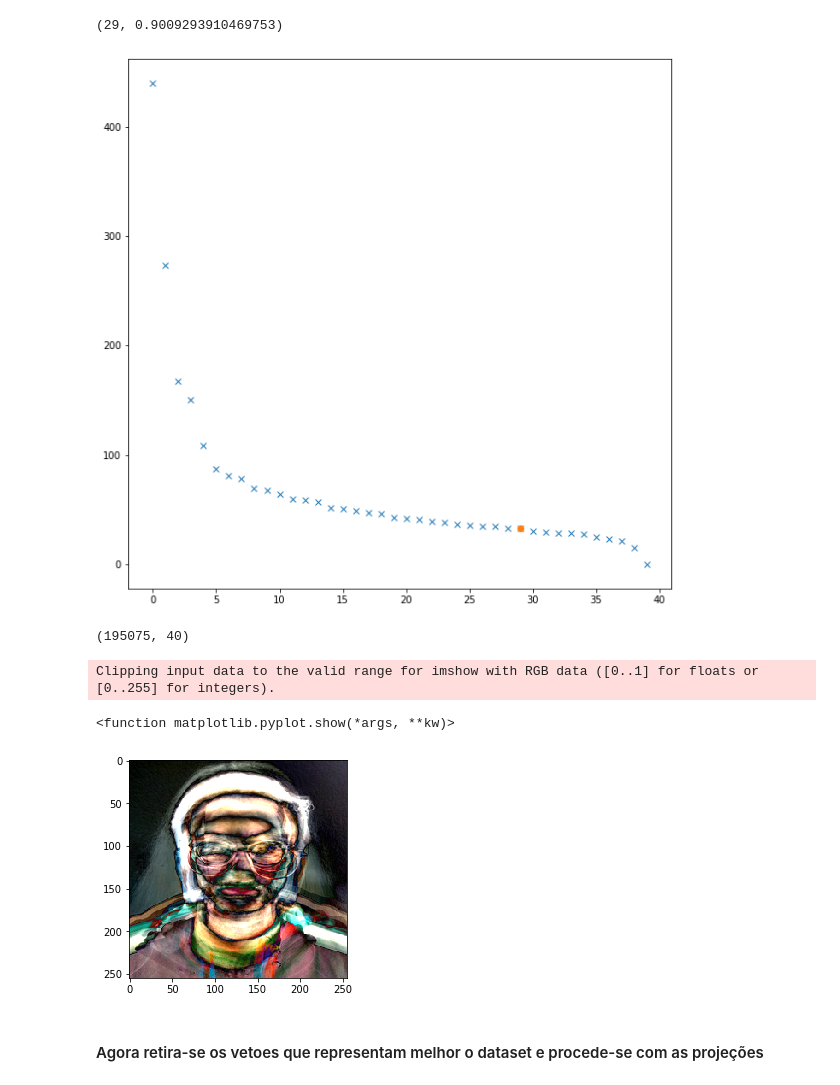
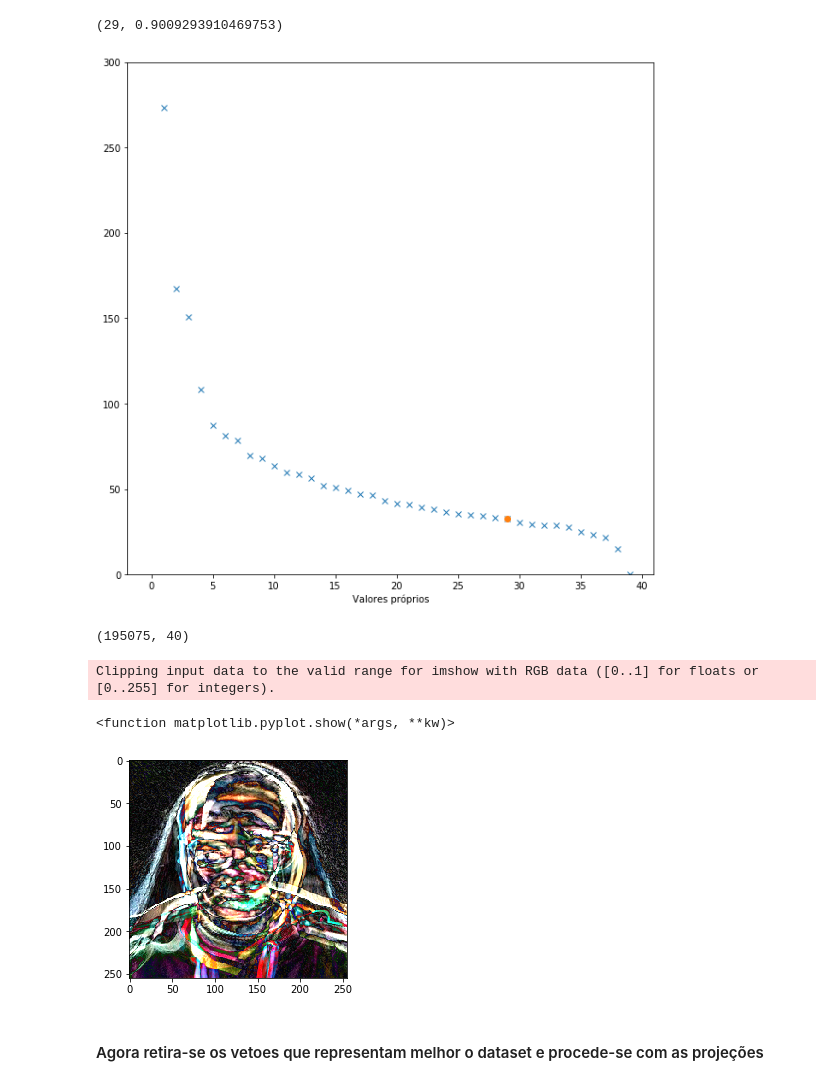
Before and after one commit to GuilhermeViveiros/Face-Recognition, a Jupyter notebook: PCA&FaceRecognition.ipynb, the cells around one changed output. Cells and saved outputs as stored; diff of their text form; code cells hidden in the pictures.

```diff
--- a/PCA&FaceRecognition.ipynb
+++ b/PCA&FaceRecognition.ipynb
@@ -193,9 +196,11 @@ M = 40 #representa o número de valores próprios
 t = np.arange(0, M, 1)
 plt.plot(t, val_prop, 'x')
 plt.plot(k, val_prop[k], 'o')
+plt.ylim(0,300)
+plt.xlabel('Valores próprios')
 plt.show()
 # %% [output]
-[figure, old version]
+[figure, new version]
 # %%
 #podemos reparar pelo método do cotovelo que com 3 vetores próprios temos uma boa representação do conjunto de imagens
 #observemos em baixo os primeiros vetores próprios(aqueles que representam melhor o dataset)
@@ -205,13 +210,13 @@ print(vet_prop.shape)
 # %%
 #display(plt.matshow(np.reshape(v[0], (255,255,3)), cmap='gray'))
 from matplotlib import pyplot as PLT
 
-PLT.imshow(np.abs(np.reshape(vet_prop[:,4],(255,255,3))*255))
+PLT.imshow(np.abs(np.reshape(vet_prop[:,20],(255,255,3))*255))
 PLT.show
 # %% [output]
 Clipping input data to the valid range for imshow with RGB data ([0..1] for floats or [0..255] for integers).
 <function matplotlib.pyplot.show(*args, **kw)>
-[figure, old version]
+[figure, new version]
 # %% [markdown]
 #### Agora retira-se os vetoes que representam melhor o dataset e procede-se com as projeções
 # %%
```
Also changed, not shown: parts of 8 cells of this notebook.
